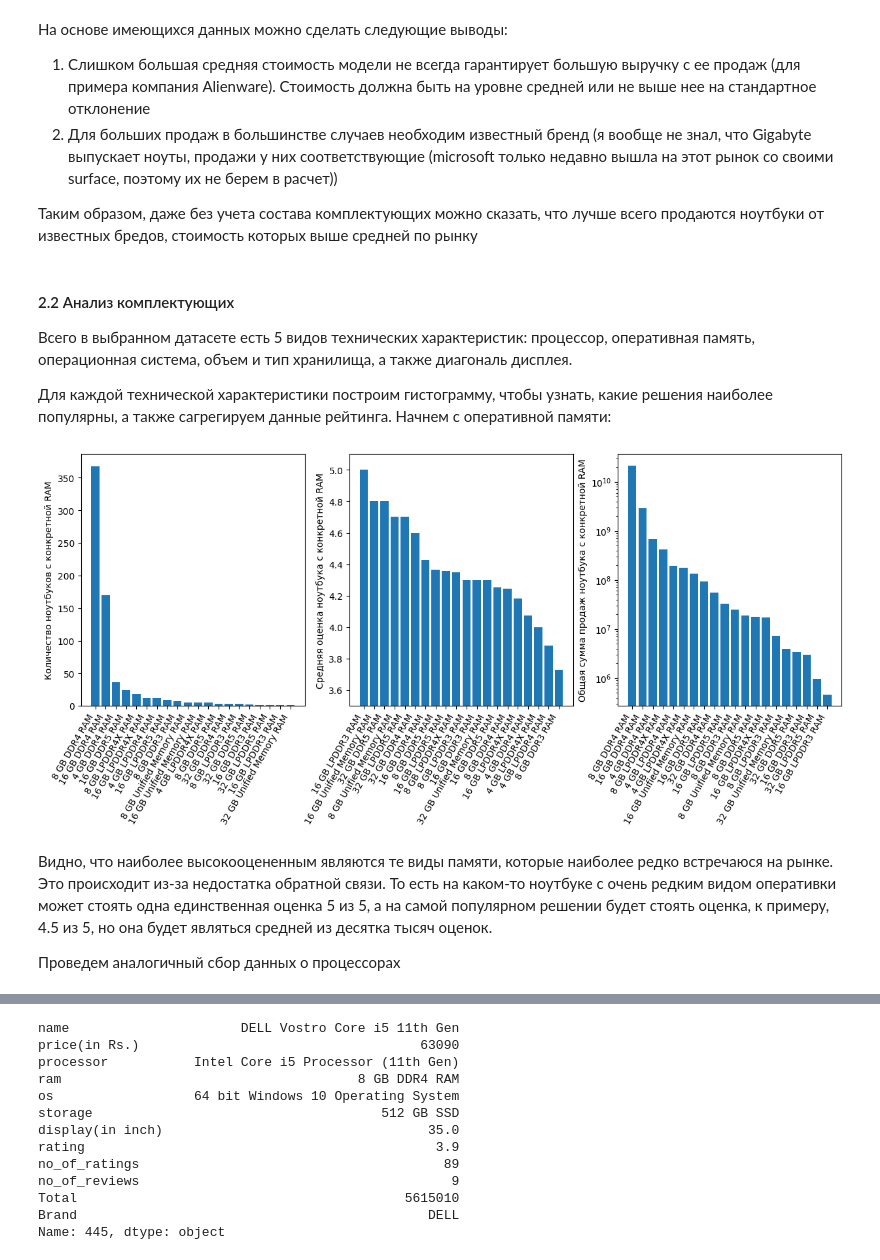
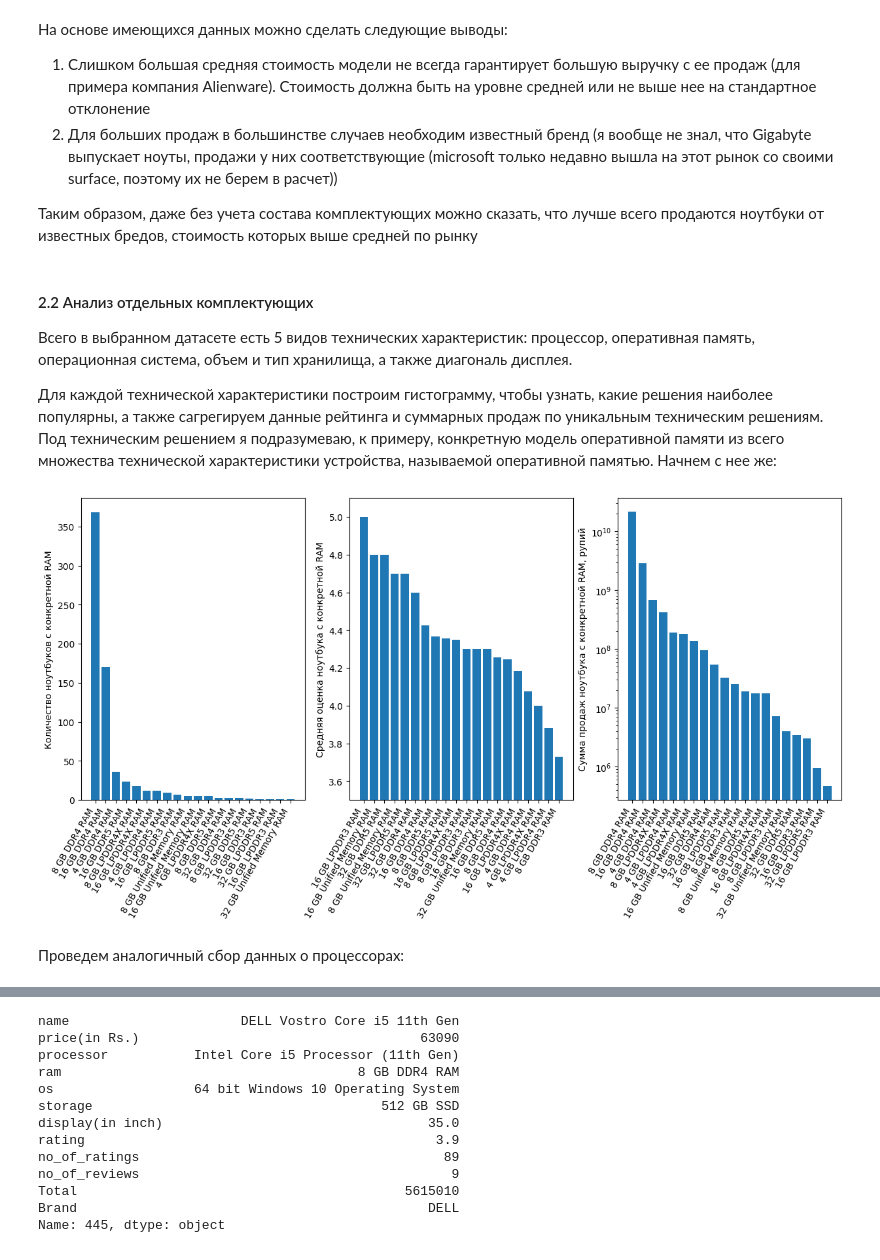
Before and after one commit to OneMoreGate/Machine_learning_MIPT, a Jupyter notebook: Modul_2/Ind_Task/done_work.ipynb, the cells around one changed output, grey strips where cells are left out. Saved outputs shown, nothing was run; the diff lists cells and outputs as text; code cells hidden in the pictures.

```diff
--- a/Modul_2/Ind_Task/done_work.ipynb
+++ b/Modul_2/Ind_Task/done_work.ipynb
@@ -188,39 +188,37 @@ brand_mean.describe()
 
 Таким образом, даже без учета состава комплектующих можно сказать, что лучше всего продаются ноутбуки от известных бредов, стоимость которых выше средней по рынку
 # %% [markdown]
-#### 2.2 Анализ комплектующих
+#### 2.2 Анализ отдельных комплектующих
 
 Всего в выбранном датасете есть 5 видов технических характеристик: процессор, оперативная память, операционная система, объем и тип хранилища, а также диагональ дисплея.
 
-Для каждой технической характеристики построим гистограмму, чтобы узнать, какие решения наиболее популярны, а также сагрегируем данные рейтинга. Начнем с оперативной памяти:
+Для каждой технической характеристики построим гистограмму, чтобы узнать, какие решения наиболее популярны, а также сагрегируем данные рейтинга и суммарных продаж по уникальным техническим решениям. Под техническим решением я подразумеваю, к примеру, конкретную модель оперативной памяти из всего множества технической характеристики устройства, называемой оперативной памятью. Начнем с нее же:
 # %%
 ram_mean = df.groupby('ram')['rating'].mean().sort_values(ascending = False).reset_index()
-ram_count = df.groupby('ram')['rating'].size().sort_values(ascending = False).reset_index()
+ram_count = df.groupby('ram')['rating'].count().sort_values(ascending = False).reset_index()
 ram_sum = df.groupby('ram')['Total'].sum().sort_values(ascending = False).reset_index()
 
-fig, ax = plt.subplots(ncols=3, nrows=1, figsize = [15, 5])
+fig, ax = plt.subplots(ncols=3, nrows=1, figsize = [15, 6])
 
 ax[0].bar(ram_count['ram'], ram_count['rating'])
 ax[0].set_xticks(ax[0].get_xticks(), ax[0].get_xticklabels(), rotation=60, ha='right')
 ax[0].set_ylabel('Количество ноутбуков с конкретной RAM')
 
 ax[1].bar(ram_mean['ram'], ram_mean['rating'])
 ax[1].set_xticks(ax[1].get_xticks(), ax[1].get_xticklabels(), rotation=60, ha='right')
 ax[1].set_ylabel('Средняя оценка ноутбука с конкретной RAM')
 ax[1].set_ylim([3.5,5.1])
 
 ax[2].bar(ram_sum['ram'], ram_sum['Total'])
 ax[2].set_xticks(ax[2].get_xticks(), ax[2].get_xticklabels(), rotation=60, ha='right')
-ax[2].set_ylabel('Общая сумма продаж ноутбука с конкретной RAM')
+ax[2].set_ylabel('Сумма продаж ноутбуков с конкретной RAM, рупий')
 ax[2].set_yscale('log')
 
 
 plt.savefig('ram_info.svg', bbox_inches = 'tight')
 # %% [output]
-[figure, old version]
+[figure, new version]
-# %% [markdown]
-Видно, что наиболее высокооцененным являются те виды памяти, которые наиболее редко встречаюся на рынке. Это происходит из-за недостатка обратной связи. То есть на каком-то ноутбуке с очень редким видом оперативки может стоять одна единственная оценка 5 из 5, а на самой популярном решении будет стоять оценка, к примеру, 4.5 из 5, но она будет являться средней из десятка тысяч оценок.
-
-Проведем аналогичный сбор данных о процессорах
+# %% [markdown]
+Проведем аналогичный сбор данных о процессорах:
 # %%
 cp_mean = df.groupby('processor')['rating'].mean().sort_values(ascending = False).reset_index()
```
Also changed, not shown: parts of 10 cells of this notebook, 6 other files.
